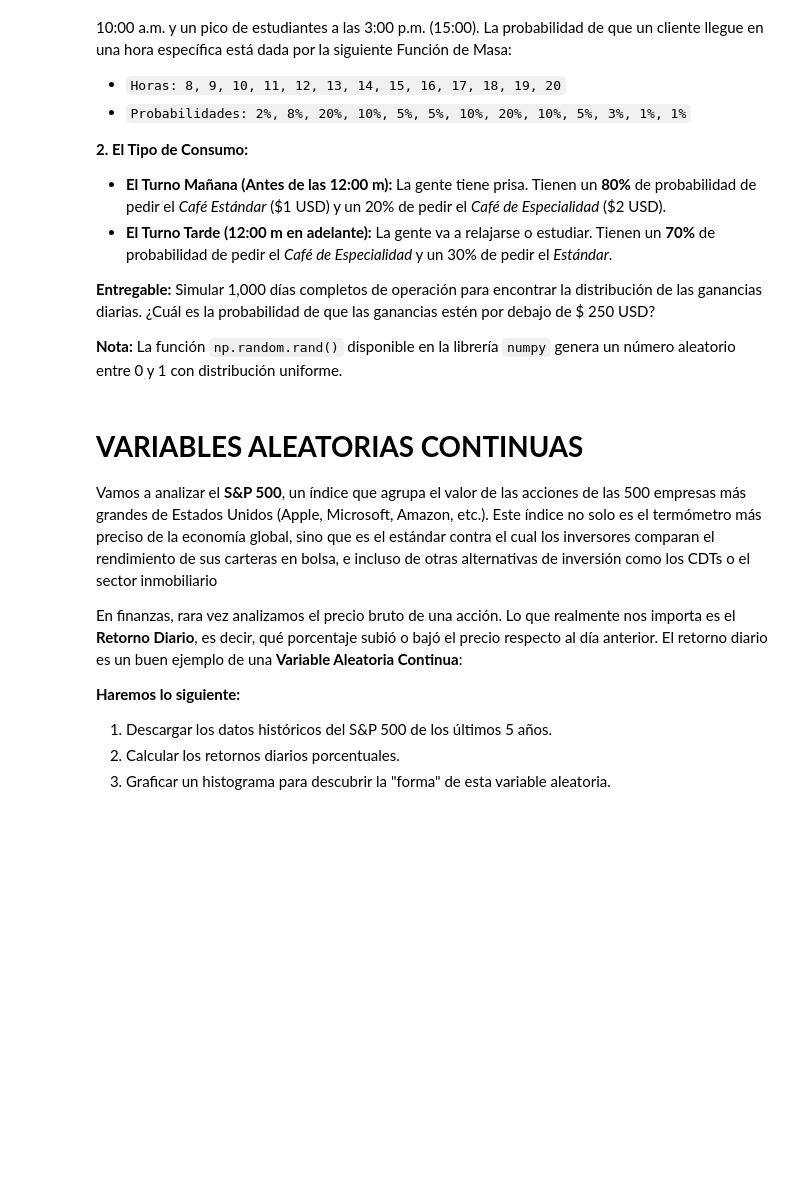
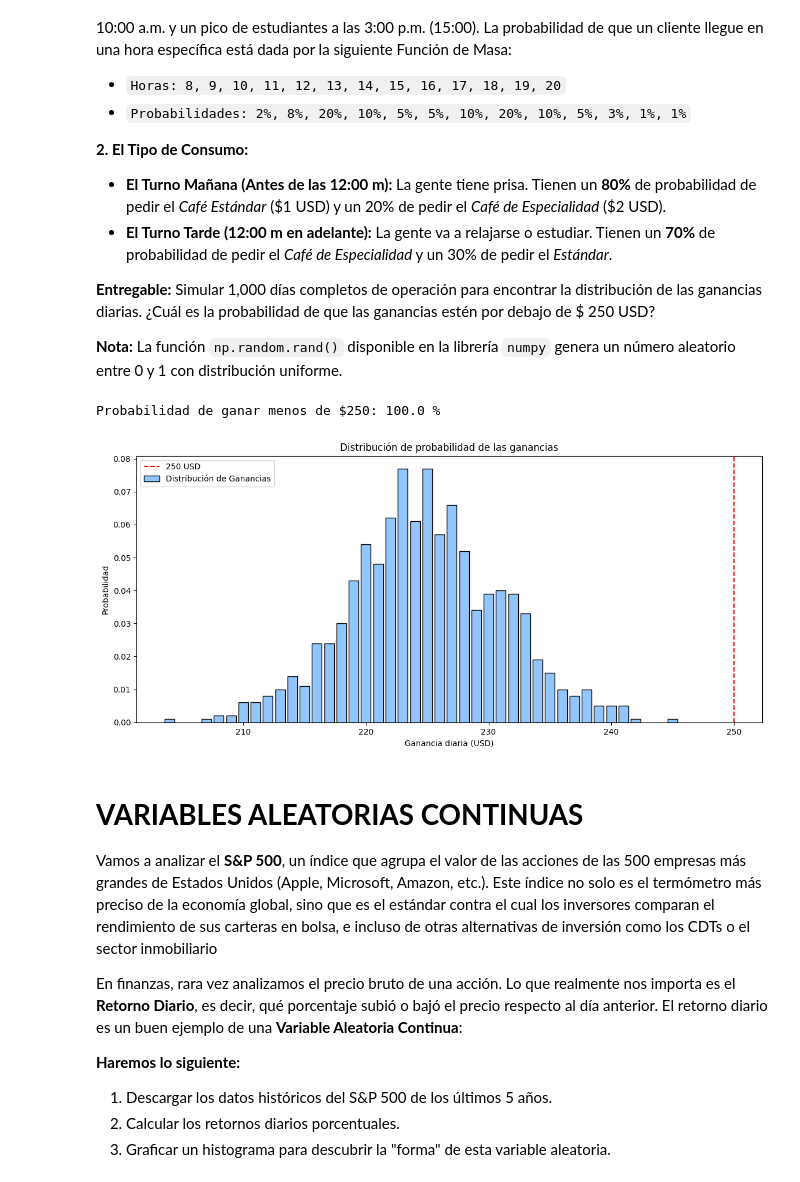
Before and after one commit to Samu24042/CienciaDeDatos, a Jupyter notebook: icd_taller3_va_continuas.ipynb, the cells around one changed output. Saved outputs shown, nothing was run; the diff lists cells and outputs as text; code cells hidden in the pictures; blank space fills up the shorter version.

```diff
--- a/icd_taller3_va_continuas.ipynb
+++ b/icd_taller3_va_continuas.ipynb
@@ -39,3 +37,62 @@ Simular 1,000 días completos de operación para encontrar la distribución de l
+# %%
+# --- CÓDIGO PROBLEMA CAFETERÍA ---
+import numpy as np
+import matplotlib.pyplot as plt
+
+dias = 1000
+clientes = 150
+ganancias = []
+
+horas = np.array([8,9,10,11,12,13,14,15,16,17,18,19,20])
+probs = np.array([0.02,0.08,0.20,0.10,0.05,0.05,0.10,0.20,0.10,0.05,0.03,0.01,0.01])
+
+cdf = np.cumsum(probs)
+
+for d in range(dias):
+
+    ganancia_dia = 0
+
+    for c in range(clientes):
+
+        u = np.random.rand()
+        indice = np.searchsorted(cdf, u)
+        hora = horas[indice]
+
+        v = np.random.rand()
+        if hora < 12:
+            if v < 0.8:
+                ganancia_dia += 1
+            else:
+                ganancia_dia += 2
+        else:
+            if v < 0.7:
+                ganancia_dia += 2
+            else:
+                ganancia_dia += 1
+
+    ganancias.append(ganancia_dia)
+
+ganancias = np.array(ganancias)
+
+
+valores, conteos = np.unique(ganancias, return_counts=True)
+probabilidades = conteos / len(ganancias)
+
+prob = np.mean(ganancias < 250)*100
+print("Probabilidad de ganar menos de $250:", prob,"%")
+
+
+plt.figure(figsize=(14,6))
+plt.bar(valores, probabilidades, color='#93c5fd', edgecolor='black', label='Distribución de Ganancias')
+plt.axvline(250, color="red", linestyle="dashed", label="250 USD")
+plt.title("Distribución de probabilidad de las ganancias")
+plt.xlabel("Ganancia diaria (USD)")
+plt.ylabel("Probabilidad")
+plt.legend()
+plt.show()
+# %% [output]
+Probabilidad de ganar menos de $250: 100.0 %
+[figure, added]
 # %% [markdown]
 # **VARIABLES ALEATORIAS CONTINUAS**
 
```
Also changed, not shown: parts of 1 cell of this notebook.
